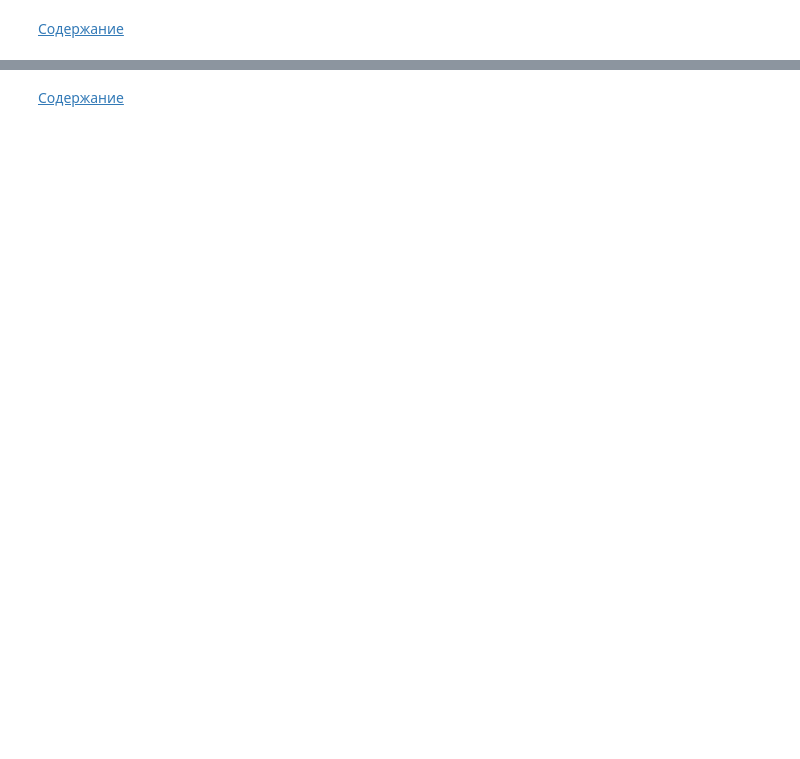
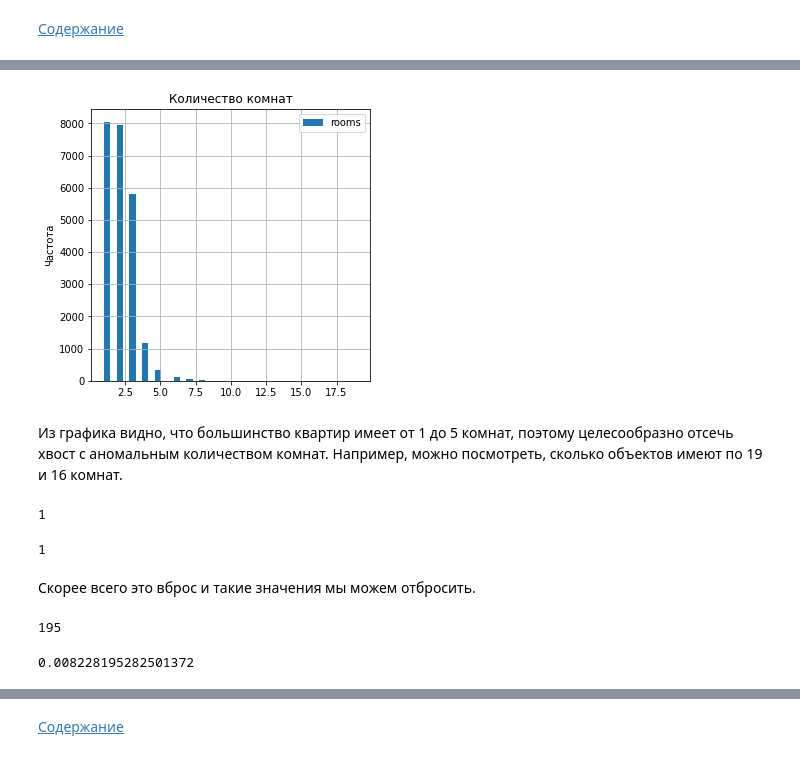
Before and after one commit to ekaterina-singa/Practicum_projects, a Jupyter notebook: fitness/project.ipynb, the cells around one changed output, grey strips where cells are left out. Cells and saved outputs as stored; diff of their text form; code cells hidden in the pictures; blank space fills up the shorter version.

```diff
--- a/fitness/project.ipynb
+++ b/fitness/project.ipynb
@@ -392,0 +501,33 @@ for idx, feat in  enumerate(features): # в цикле переберем все
+# %%
+data = data.query('last_price>30000 or last_price<50000000')
+# %%
+data.plot(kind='hist',
+          y='rooms',
+          range=(1, 19),
+          bins=40,
+          grid=True,
+          legend=True,
+          figsize=(5,5))
+plt.title('Количество комнат')
+plt.ylabel('Частота')
+plt.show()
+# %% [output]
+[figure, added]
+# %% [markdown]
+Из графика видно, что большинство квартир имеет от 1 до 5 комнат, поэтому целесообразно отсечь хвост с аномальным количеством комнат. Например, можно посмотреть, сколько объектов имеют по 19 и 16 комнат.
+# %%
+len(data.query('rooms==19')) # посчитаем количество значений в срезе данных по количеству комнат = 19
+# %% [output]
+1
+# %%
+len(data.query('rooms==16')) # посчитаем количество значений в срезе данных по количеству комнат = 16
+# %% [output]
+1
+# %% [markdown]
+Скорее всего это вброс и такие значения мы можем отбросить.
+# %%
+display(len(data.query('rooms>5'))) # посчитаем количество объектов недвижимости с количеством комнат больше 5
+len(data.query('rooms>5'))/len(data['rooms'])
+# %% [output]
+195
+0.008228195282501372
```
Also changed, not shown: parts of 224 cells of this notebook.
